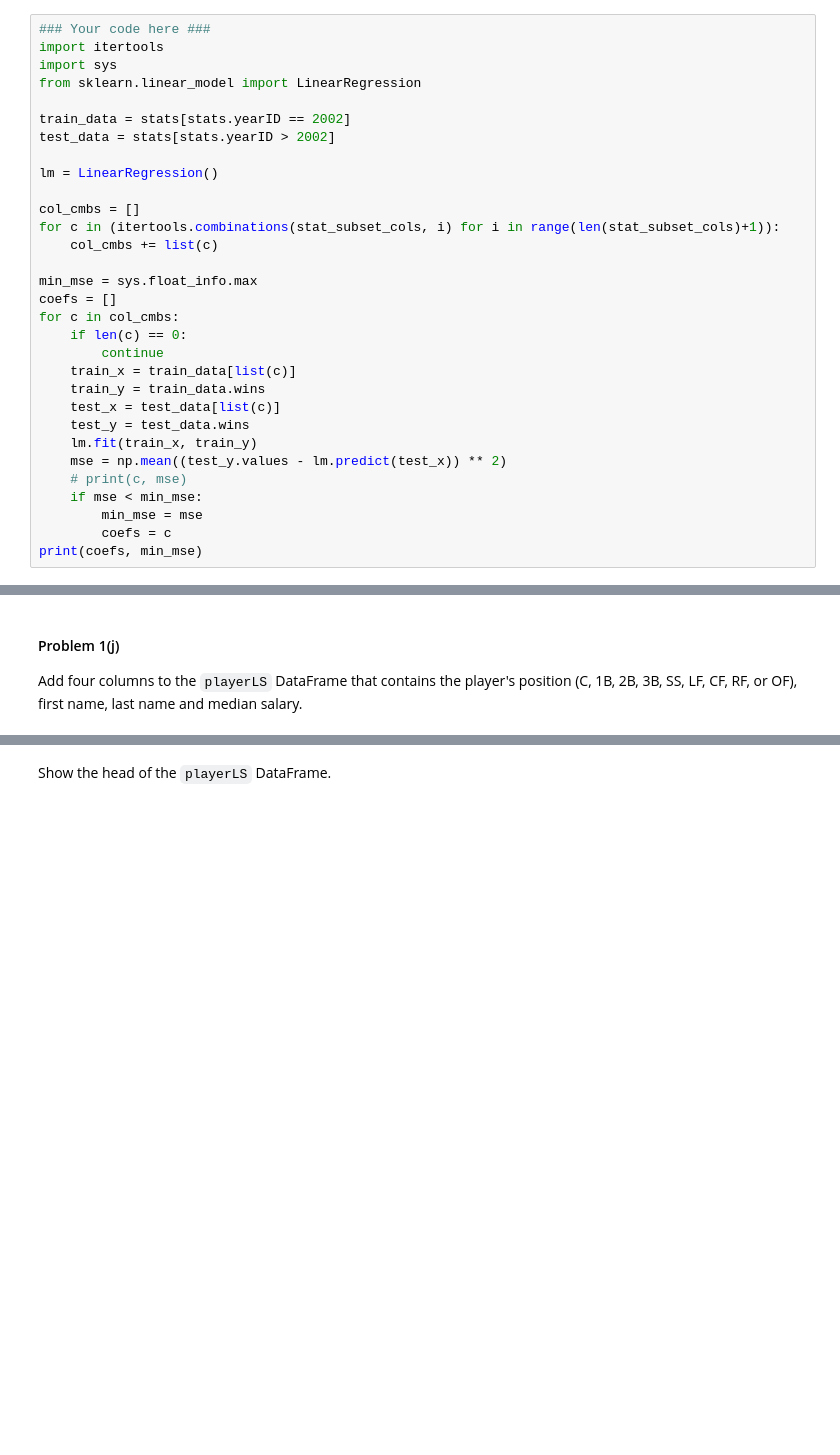
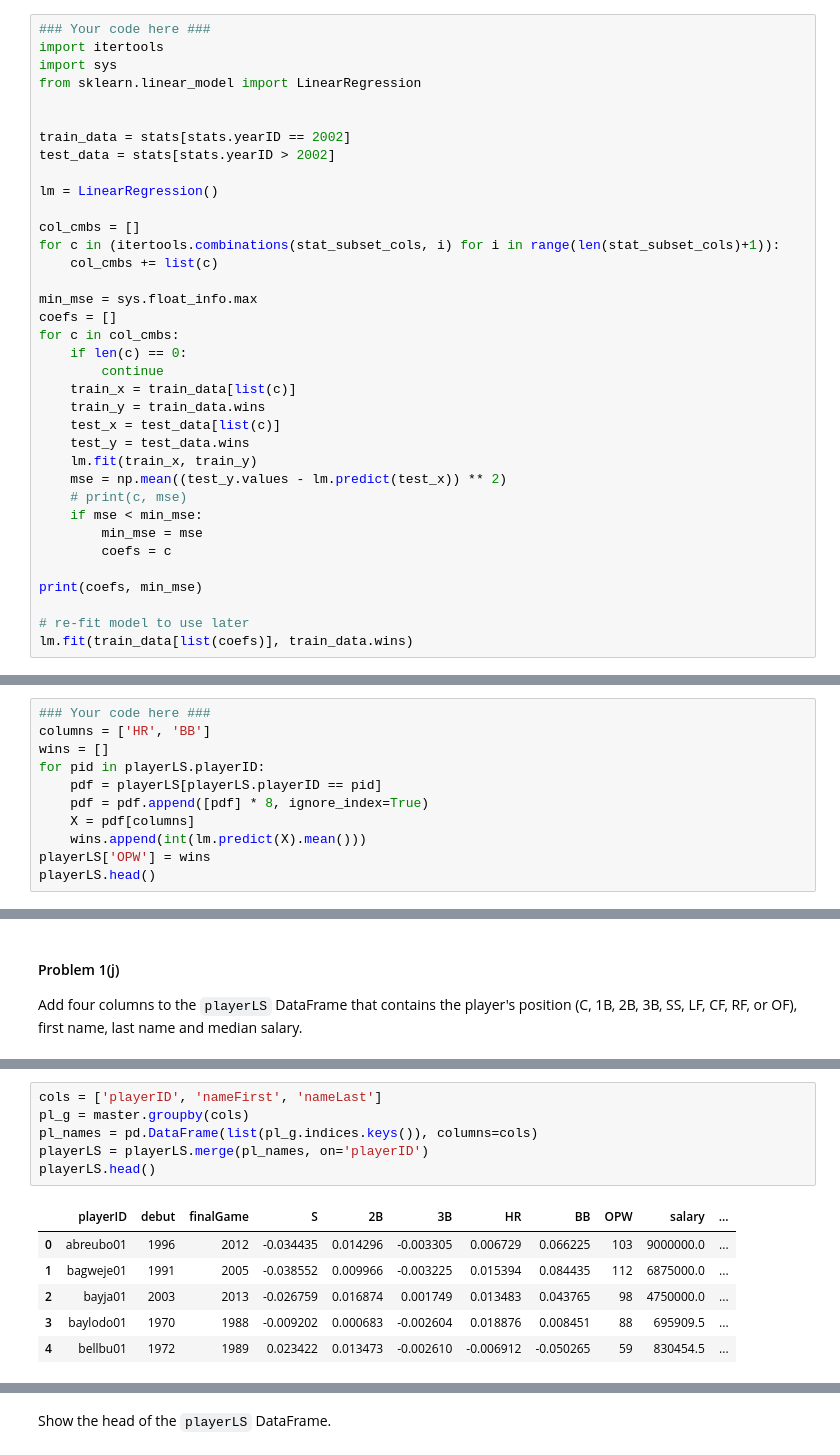
Before and after one commit to artgonline/2014, a Jupyter notebook: homework/HW3.ipynb, the cells around one changed output, grey strips where cells are left out. Saved outputs shown, nothing was run; the diff lists cells and outputs as text; blank space fills up the shorter version.

```diff
--- a/homework/HW3.ipynb
+++ b/homework/HW3.ipynb
@@ -192,6 +192,7 @@ Build a simple linear regression model to predict the number of wins from the av
 import itertools
 import sys
 from sklearn.linear_model import LinearRegression
+
 
 train_data = stats[stats.yearID == 2002]
 test_data = stats[stats.yearID > 2002]
@@ -217,6 +218,10 @@ for c in col_cmbs:
     if mse < min_mse:
         min_mse = mse
         coefs = c
+
 print(coefs, min_mse)
+
+# re-fit model to use later
+lm.fit(train_data[list(coefs)], train_data.wins)
 # %% [output]
 ('homeRuns', 'ballAtBase') 103.17345675
@@ -286,0 +302,11 @@ Compute the OPW for each player based on the average rates in the `playerLS` Dat
+# %%
+### Your code here ###
+columns = ['HR', 'BB']
+wins = []
+for pid in playerLS.playerID:
+    pdf = playerLS[playerLS.playerID == pid]
+    pdf = pdf.append([pdf] * 8, ignore_index=True)
+    X = pdf[columns]
+    wins.append(int(lm.predict(X).mean()))
+playerLS['OPW'] = wins
+playerLS.head()
@@ -292,0 +339,13 @@ Add four columns to the `playerLS` DataFrame that contains the player's position
+# %%
+cols = ['playerID', 'nameFirst', 'nameLast']
+pl_g = master.groupby(cols)
+pl_names = pd.DataFrame(list(pl_g.indices.keys()), columns=cols)
+playerLS = playerLS.merge(pl_names, on='playerID')
+playerLS.head()
+# %% [output]
+|  | playerID | debut | finalGame | S | 2B | 3B | HR | BB | OPW | salary | ... |
+| 0 | abreubo01 | 1996 | 2012 | -0.034435 | 0.014296 | -0.003305 | 0.006729 | 0.066225 | 103 | 9000000.0 | ... |
+| 1 | bagweje01 | 1991 | 2005 | -0.038552 | 0.009966 | -0.003225 | 0.015394 | 0.084435 | 112 | 6875000.0 | ... |
+| 2 | bayja01 | 2003 | 2013 | -0.026759 | 0.016874 | 0.001749 | 0.013483 | 0.043765 | 98 | 4750000.0 | ... |
+| 3 | baylodo01 | 1970 | 1988 | -0.009202 | 0.000683 | -0.002604 | 0.018876 | 0.008451 | 88 | 695909.5 | ... |
+| 4 | bellbu01 | 1972 | 1989 | 0.023422 | 0.013473 | -0.002610 | -0.006912 | -0.050265 | 59 | 830454.5 | ... |
```
Also changed, not shown: parts of 20 cells of this notebook, 1 other file.
